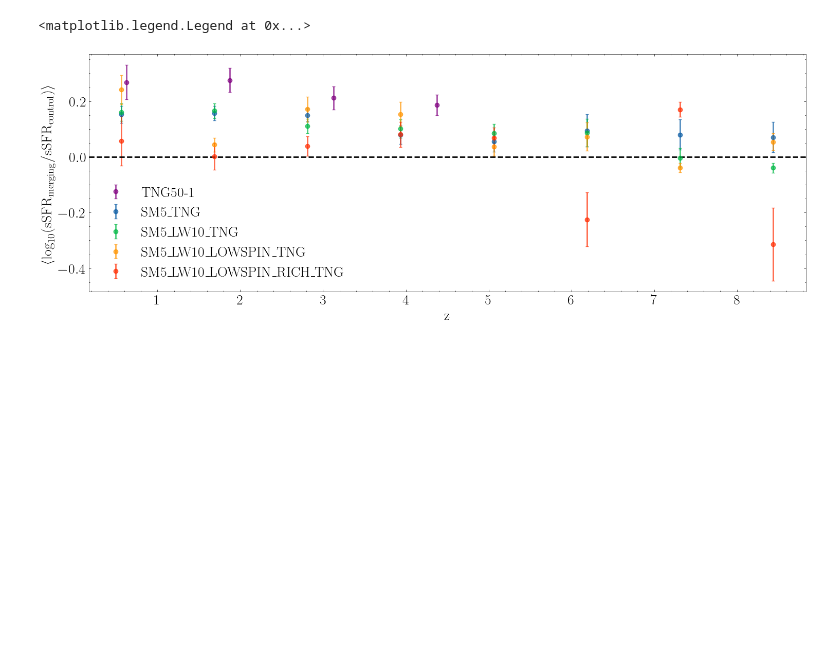
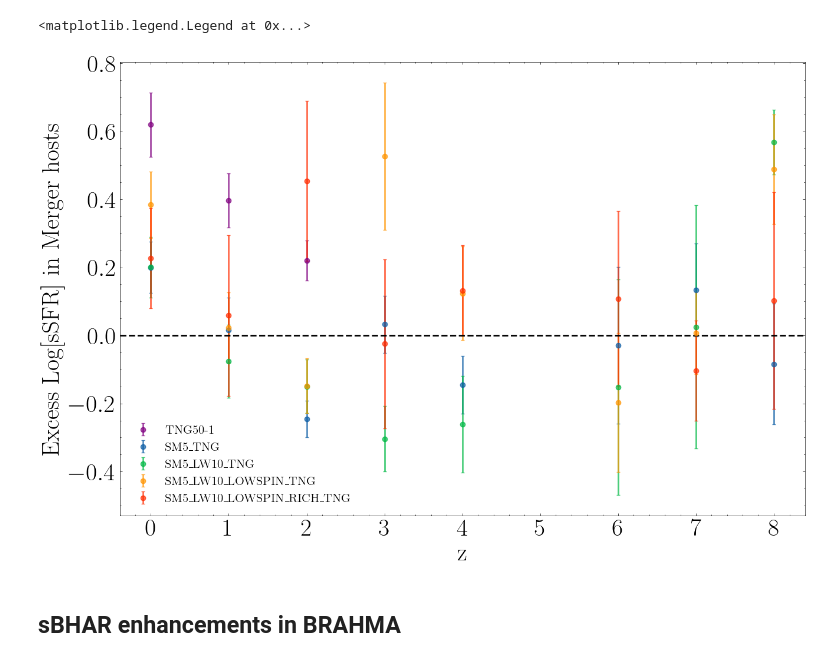
Before and after one commit to pranav-satheesh/host_galaxies, a Jupyter notebook: notebooks/enhancement_plot_notebooks/host_galaxy_enhancements.ipynb, the cells around one changed output. Saved outputs shown, nothing was run; the diff lists cells and outputs as text; code cells hidden in the pictures; blank space fills up the shorter version.

```diff
--- a/notebooks/enhancement_plot_notebooks/host_galaxy_enhancements.ipynb
+++ b/notebooks/enhancement_plot_notebooks/host_galaxy_enhancements.ipynb
@@ -78,16 +118,14 @@ SM5_LW10_LOWSPIN_RICH_TNG 1.2541500027494895e-09
 # %%
+hostplot.set_plot_style(linewidth=2, titlesize=20,labelsize=20,ticksize=20,legendsize=20)
 fig, axes = plt.subplots(2,2, figsize=(10,8),sharex=True,sharey=True)
-hostplot.set_plot_style(linewidth=2, titlesize=20,labelsize=20,ticksize=20,legendsize=20)
+
 # axes[1][2].set_visible(False)
 # axes[1][0].set_position([0.24,0.125,0.228,0.343])
 # axes[1][1].set_position([0.55,0.125,0.228,0.343])
 flattened_axes = axes.flatten()
 
 for i,sim in enumerate(brahma_simName_array):
-    simPath = brahma_basepath + sim + '/'
-    brahma_pop_Nstar10 = control.load_pop_file(simPath,pop_file_path,[0,0,10,1])
-    brahma_control = control.control_sample_brahma(brahma_pop_Nstar10)
-    ax1 = hostplot.sSFR_evolution_comparison_plot(flattened_axes[i],brahma_control,z_min=0,z_max=9,z_binsize=1)
+    ax1 = hostplot.sSFR_evolution_comparison_plot(flattened_axes[i],brahma_sim_obj[sim],z_min=0,z_max=9,z_binsize=1)
     ax1.set_title(sim)
 
 axes[0,0].set_ylabel(r'$\log_{10}\langle sSFR \; [\mathrm{yr}^{-1}]\rangle$')
@@ -170,0 +189,20 @@ ax.legend()
+# %%
+hostplot.set_plot_style(linewidth=2, titlesize=20,labelsize=20,ticksize=20,legendsize=20)
+fig, axes = plt.subplots(2,2, figsize=(10,8),sharex=True,sharey=True)
+
+# axes[1][2].set_visible(False)
+# axes[1][0].set_position([0.24,0.125,0.228,0.343])
+# axes[1][1].set_position([0.55,0.125,0.228,0.343])
+flattened_axes = axes.flatten()
+
+for i,sim in enumerate(brahma_simName_array):
+    ax1 = hostplot.Mdot_evolution_comparison_plot(flattened_axes[i],brahma_sim_obj[sim],z_min=0,z_max=9,z_binsize=1)
+    ax1.set_title(sim)
+
+axes[0,0].set_ylabel('Log BHAR')
+axes[1,0].set_ylabel('Log BHAR')
+axes[1,0].set_xlabel('z')
+axes[1,1].set_xlabel('z')
+
+ax1.legend()
+fig.tight_layout()
@@ -171,16 +211,23 @@ ax.legend()
 # %%
-fig,ax = plt.subplots(1,1,figsize=(18,6))
+z_bins = np.arange(0,10,1)
+z_bins_tng = np.arange(0,4,1)
 
-avg_sSFR_tng,std_sSFR_tng,z_bins_tng = hostplot.sSFR_enhancement_calculate(TNG_50_control,z_min=0,z_max=5,z_binsize=1)
-ax.errorbar(0.5*(z_bins_tng[1:]+z_bins_tng[:-1]),avg_sSFR_tng,yerr=std_sSFR_tng,fmt='o',capsize=2,label='TNG50-1',color='purple',alpha=0.7)
+hostplot.set_plot_style(linewidth=2, titlesize=30,labelsize=30,ticksize=30,legendsize=15)
+fig,ax = plt.subplots(1,1,figsize=(15,10))
+
+
+avg_sSFR_tng,std_sSFR_tng = hostplot.Mdot_enhancement_calculate(TNG_50_control,z_bins_tng)
+ax.errorbar(z_bins_tng[:-1],avg_sSFR_tng,yerr=std_sSFR_tng,fmt='o',capsize=2,label='TNG50-1',color='purple',alpha=0.7)
 for i,sim in enumerate(brahma_simName_array):
-    avg_sSFR_enh,std_sSFR_enh,z_bins = hostplot.sSFR_enhancement_calculate(brahma_sim_obj[sim],z_min=0,z_max=9,z_binsize=1)
-    ax.errorbar(0.5*(z_bins[1:]+z_bins[:-1]),avg_sSFR_enh,yerr=std_sSFR_enh,fmt='o',capsize=2,label=sim,color=brahma_sim_colors[sim],alpha=0.7)
+    avg_sSFR_enh,std_sSFR_enh = hostplot.Mdot_enhancement_calculate(brahma_sim_obj[sim],z_bins)
+    ax.errorbar(z_bins[:-1],avg_sSFR_enh,yerr=std_sSFR_enh,fmt='o',capsize=2,label=sim,color=brahma_sim_colors[sim],alpha=0.7)
 
 ax.set_xlabel('z')
-ax.set_ylabel(r'$\langle \log_{10}(\mathrm{sSFR_{merging}}/\mathrm{sSFR_{control}})\rangle$')
+ax.set_ylabel('Excess Log[sSFR] in Merger hosts')
 ax.axhline(0,linestyle='--',color='k')
 ax.legend()
 # %% [output]
 <matplotlib.legend.Legend at 0x...>
-[figure, old version]
+[figure, new version]
+# %% [markdown]
+## sBHAR enhancements in BRAHMA
```
Also changed, not shown: parts of 23 cells of this notebook, 2 other files.
